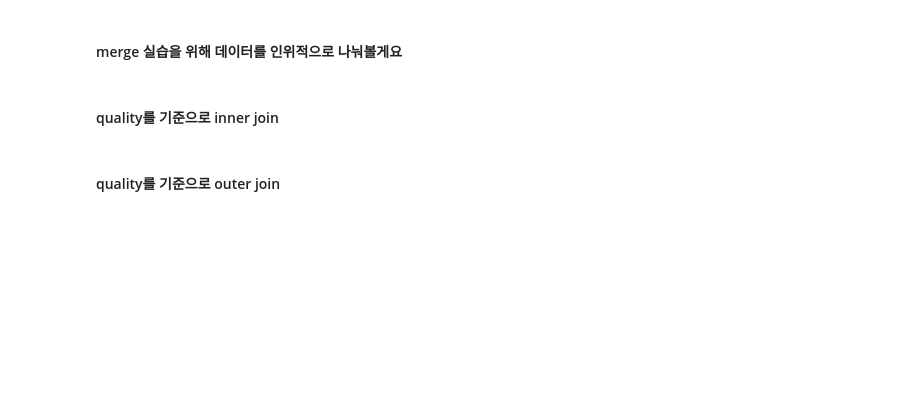
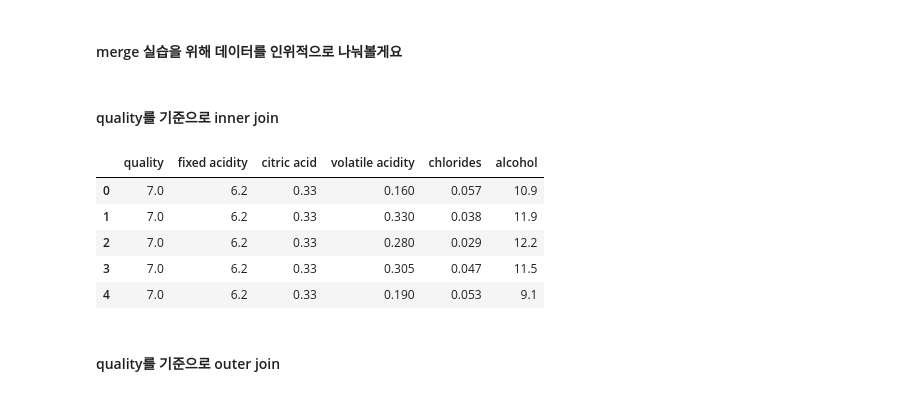
Before and after one commit to lhmlhm1111/ybigta_task, a Jupyter notebook: numpy_pandas/pdnp_과제_.ipynb, the cells around one changed output. Drawn from its saved outputs; the diff is of its cells as text; code cells hidden in the pictures; blank space fills up the shorter version.

```diff
--- a/numpy_pandas/pdnp_과제_.ipynb
+++ b/numpy_pandas/pdnp_과제_.ipynb
@@ -257,6 +257,13 @@ df_y = df_y[df_y.quality >= 7]
 # %% [markdown]
 #### quality를 기준으로 inner join
 # %%
-pd.merge(df_x, df_y, how='inner', on='quality')
+pd.merge(df_x, df_y, how='inner', on='quality').head()
+# %% [output]
+|  | quality | fixed acidity | citric acid | volatile acidity | chlorides | alcohol |
+| 0 | 7.0 | 6.2 | 0.33 | 0.160 | 0.057 | 10.9 |
+| 1 | 7.0 | 6.2 | 0.33 | 0.330 | 0.038 | 11.9 |
+| 2 | 7.0 | 6.2 | 0.33 | 0.280 | 0.029 | 12.2 |
+| 3 | 7.0 | 6.2 | 0.33 | 0.305 | 0.047 | 11.5 |
+| 4 | 7.0 | 6.2 | 0.33 | 0.190 | 0.053 | 9.1 |
 # %% [markdown]
 #### quality를 기준으로 outer join
```
Also changed, not shown: parts of 2 cells of this notebook.
